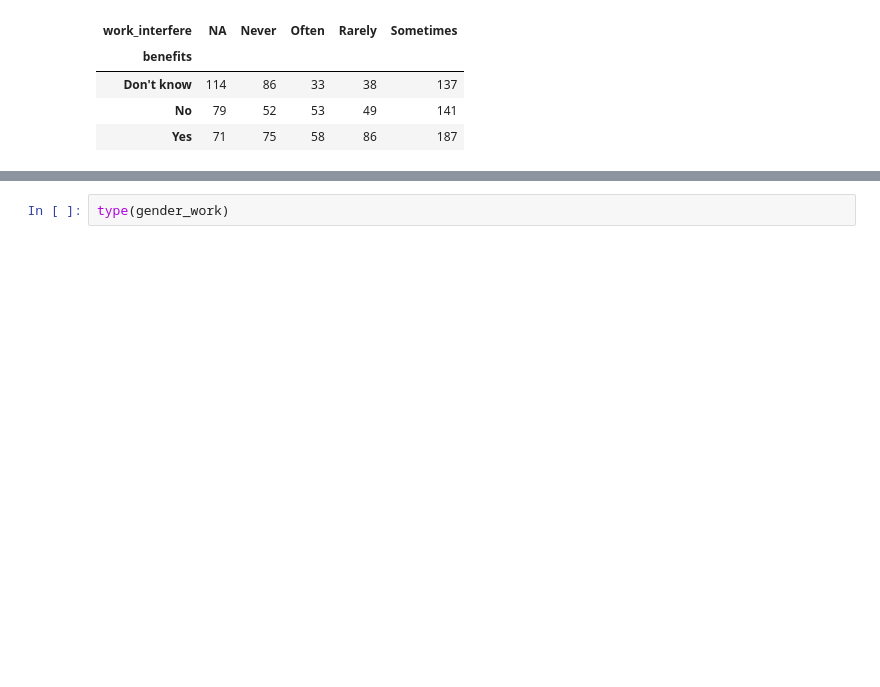
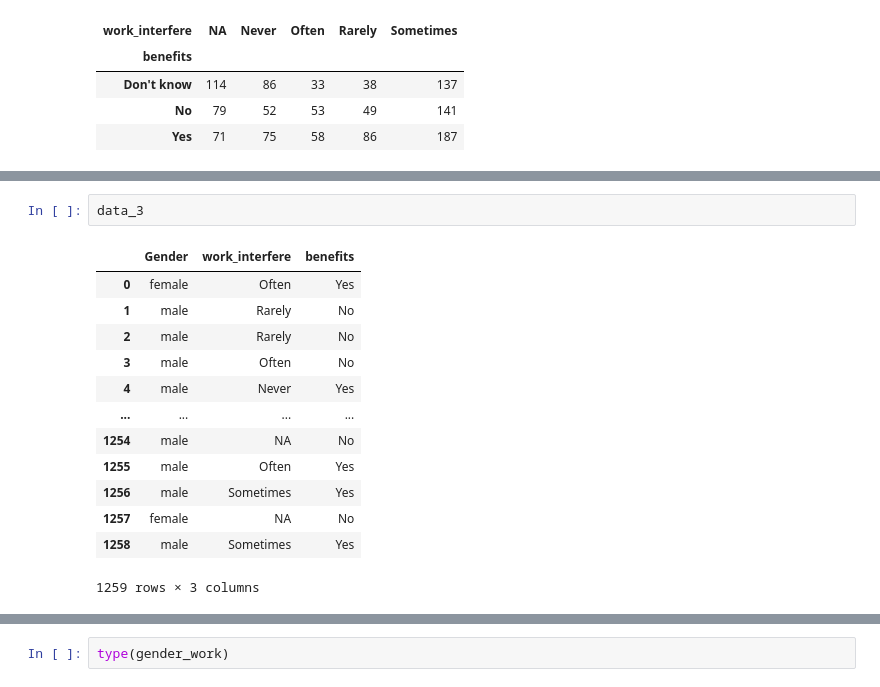
Before and after one commit to pearl6527/hackduke2021, a Jupyter notebook: scratch_paper.ipynb, the cells around one changed output, grey strips where cells are left out. Saved outputs shown, nothing was run; the diff lists cells and outputs as text; blank space fills up the shorter version.

```diff
--- a/scratch_paper.ipynb
+++ b/scratch_paper.ipynb
@@ -59 +69,17 @@ pd.crosstab(data_4["benefits"], data_4["work_interfere"])
+# %%
+data_3
+# %% [output]
+|  | Gender | work_interfere | benefits |
+| 0 | female | Often | Yes |
+| 1 | male | Rarely | No |
+| 2 | male | Rarely | No |
+| 3 | male | Often | No |
+| 4 | male | Never | Yes |
+| ... | ... | ... | ... |
+| 1254 | male | NA | No |
+| 1255 | male | Often | Yes |
+| 1256 | male | Sometimes | Yes |
+| 1257 | female | NA | No |
+| 1258 | male | Sometimes | Yes |
+1259 rows × 3 columns
 # %%
```
Also changed, not shown: parts of 6 cells of this notebook, 1 other file.
